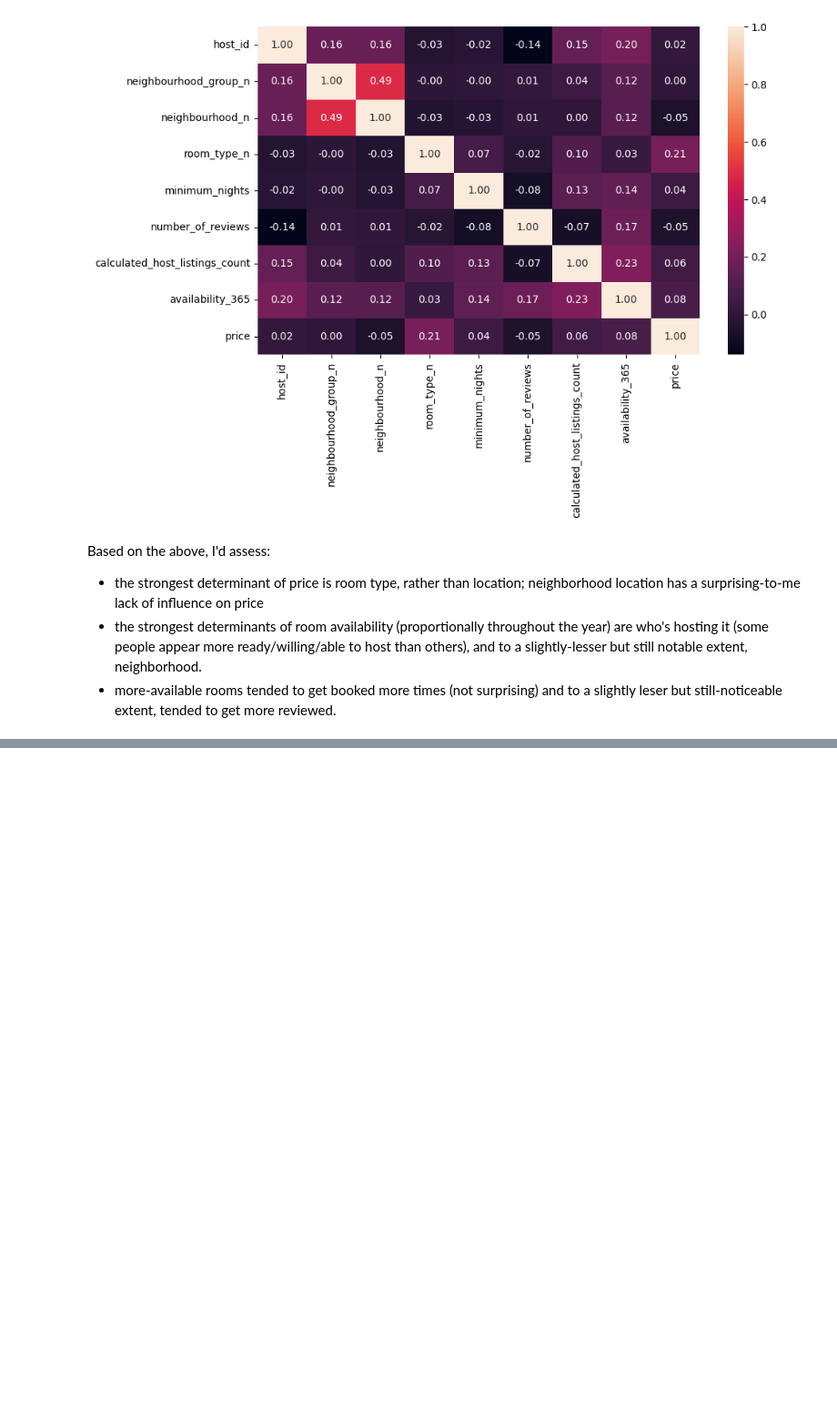
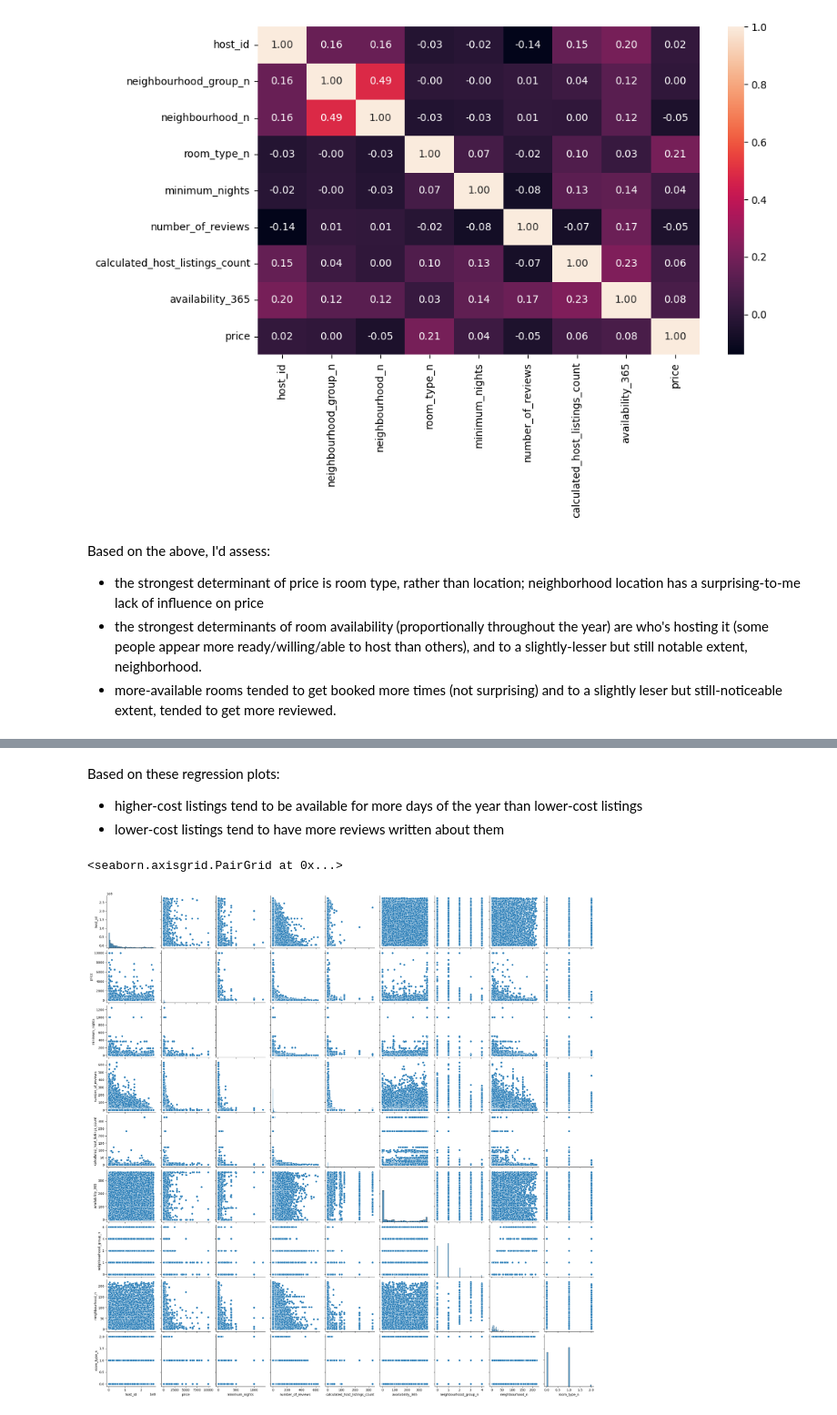
Before and after one commit to 4GeeksAcademy/machine-learning-python-template-NWinocur, a Jupyter notebook: src/explore.ipynb, the cells around one changed output, grey strips where cells are left out. Shown at 91% size. Saved outputs shown, nothing was run; the diff lists cells and outputs as text; code cells hidden in the pictures; blank space fills up the shorter version.

```diff
--- a/src/explore.ipynb
+++ b/src/explore.ipynb
@@ -281,0 +293,9 @@ Based on the above, I'd assess:
+# %% [markdown]
+Based on these regression plots:
+- higher-cost listings tend to be available for more days of the year than lower-cost listings
+- lower-cost listings tend to have more reviews written about them
+# %%
+sns.pairplot(data = raw_data)
+# %% [output]
+<seaborn.axisgrid.PairGrid at 0x...>
+[figure, added]
```
Also changed, not shown: parts of 1 cell of this notebook.
